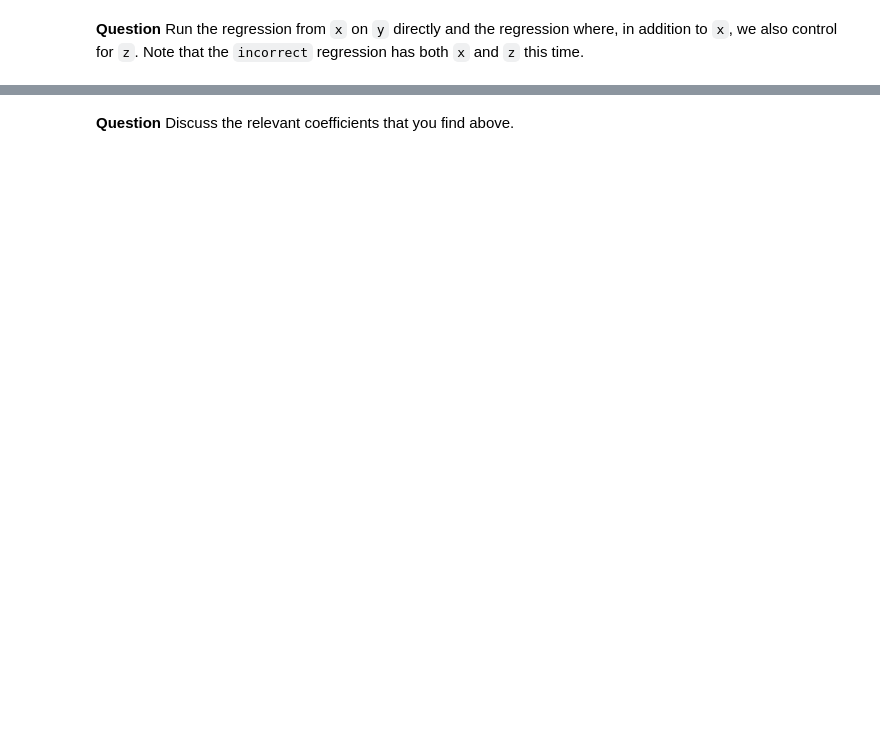
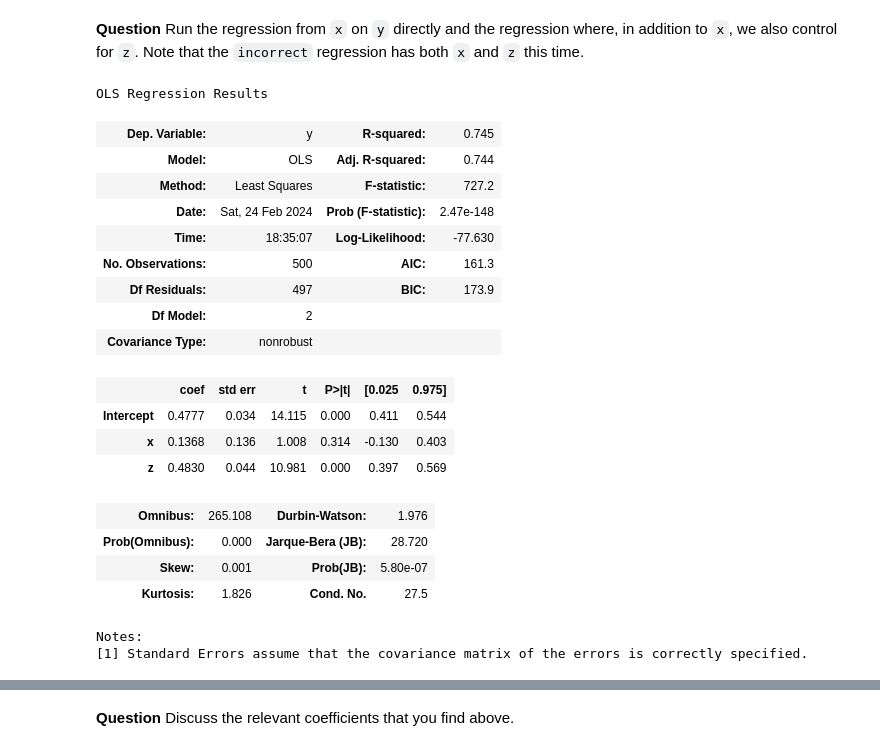
Before and after one commit to cejkiebo/msc_datascience, a Jupyter notebook: Statistical_Hacking.ipynb, the cells around one changed output, grey strips where cells are left out. Cells and saved outputs as stored; diff of their text form; code cells hidden in the pictures; blank space fills up the shorter version.

Commit message:
Pipes section done

```diff
--- a/Statistical_Hacking.ipynb
+++ b/Statistical_Hacking.ipynb
@@ -651,2 +648,15 @@ raise NotImplementedError()
+# %%
+# YOUR CODE HERE
+x = np.random.random(500);
+z = 3*x + np.random.random(500);
+y = 0.5*z + np.random.random(500);
+
+df_pipe = pd.DataFrame(
+    {
+        'x': x,
+        'y': y,
+        'z': z
+    }
+)
 # %% [markdown]
 **Question** Run the regression from `x` on `y` directly and the regression where, in addition to `x`, we also control for `z`. Note that the `incorrect` regression has both `x` and `z` this time.
@@ -658,0 +663,28 @@ raise NotImplementedError()
+# %%
+# YOUR CODE HERE
+reg_pipe_incorrect = smf.ols(
+    "y~x+z",
+    data = df_pipe
+).fit()
+reg_pipe_incorrect.summary()
+# %% [output]
+OLS Regression Results
+| Dep. Variable: | y | R-squared: | 0.745 |
+| Model: | OLS | Adj. R-squared: | 0.744 |
+| Method: | Least Squares | F-statistic: | 727.2 |
+| Date: | Sat, 24 Feb 2024 | Prob (F-statistic): | 2.47e-148 |
+| Time: | 18:35:07 | Log-Likelihood: | -77.630 |
+| No. Observations: | 500 | AIC: | 161.3 |
+| Df Residuals: | 497 | BIC: | 173.9 |
+| Df Model: | 2 |  |  |
+| Covariance Type: | nonrobust |  |  |
+|  | coef | std err | t | P>|t| | [0.025 | 0.975] |
+| Intercept | 0.4777 | 0.034 | 14.115 | 0.000 | 0.411 | 0.544 |
+| x | 0.1368 | 0.136 | 1.008 | 0.314 | -0.130 | 0.403 |
+| z | 0.4830 | 0.044 | 10.981 | 0.000 | 0.397 | 0.569 |
+| Omnibus: | 265.108 | Durbin-Watson: | 1.976 |
+| Prob(Omnibus): | 0.000 | Jarque-Bera (JB): | 28.720 |
+| Skew: | 0.001 | Prob(JB): | 5.80e-07 |
+| Kurtosis: | 1.826 | Cond. No. | 27.5 |
+Notes:
+[1] Standard Errors assume that the covariance matrix of the errors is correctly specified.
```
Also changed, not shown: parts of 6 cells of this notebook.
